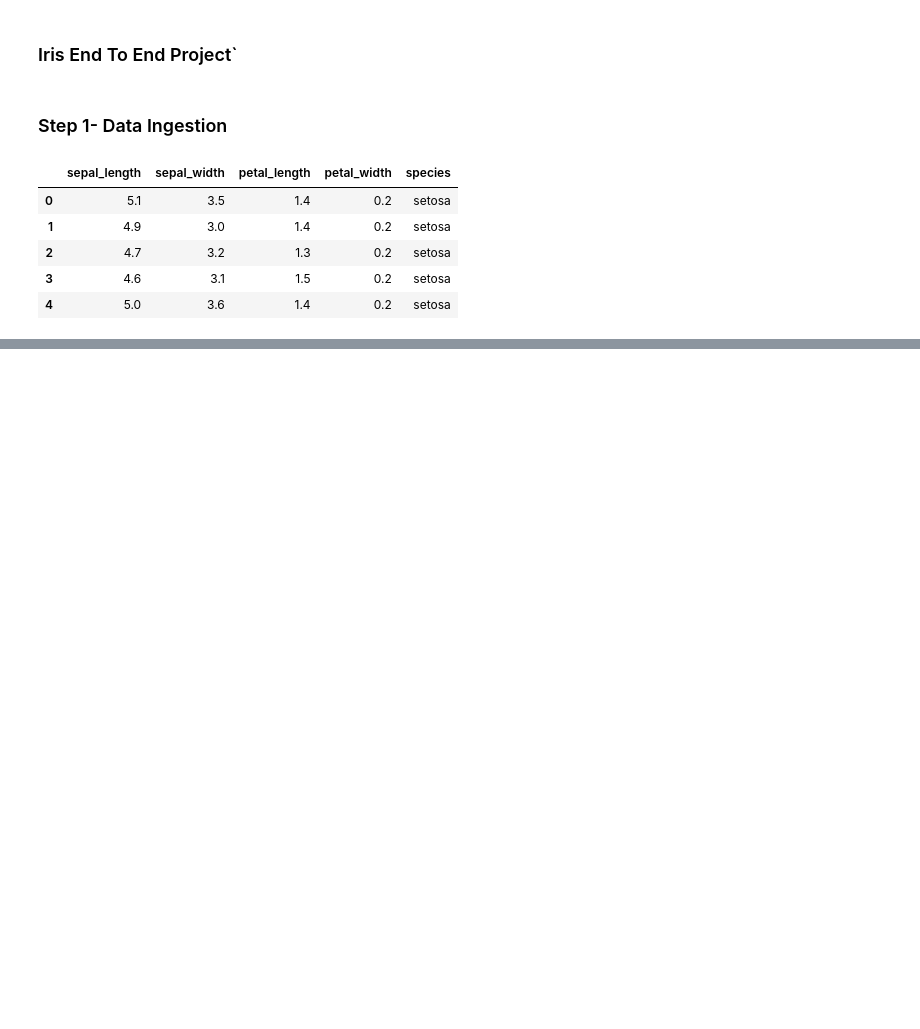
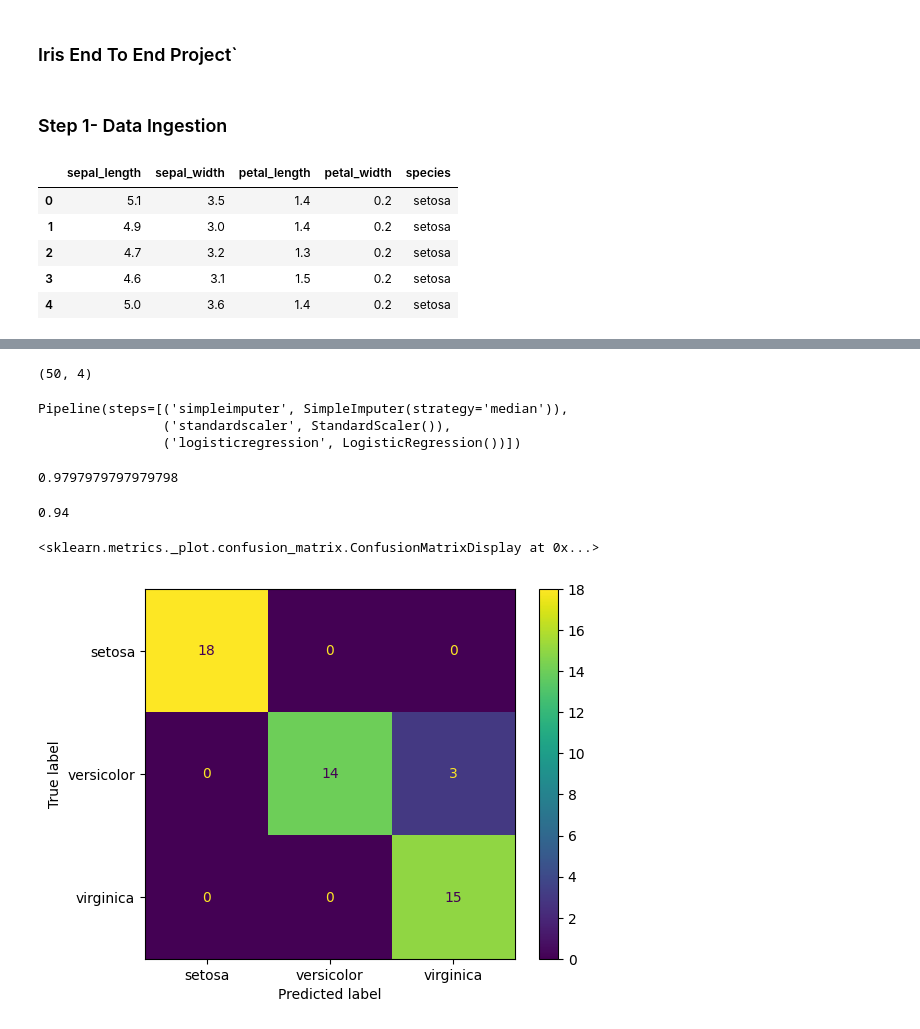
Before and after one commit to riz330/Iris-Project, a Jupyter notebook: notebook/model.ipynb, the cells around one changed output, grey strips where cells are left out. Saved outputs shown, nothing was run; the diff lists cells and outputs as text; code cells hidden in the pictures; blank space fills up the shorter version.

```diff
--- a/notebook/model.ipynb
+++ b/notebook/model.ipynb
@@ -18,0 +118,4 @@ df.head()
+# %%
+xtest.shape
+# %% [output]
+(50, 4)
@@ -18,0 +127,16 @@ df.head()
+# %%
+model=make_pipeline(SimpleImputer(strategy="median"),StandardScaler(),LogisticRegression())
+# %%
+model.fit(xtrain,ytrain)
+# %% [output]
+Pipeline(steps=[('simpleimputer', SimpleImputer(strategy='median')),
+                ('standardscaler', StandardScaler()),
+                ('logisticregression', LogisticRegression())])
+# %%
+model.score(xtrain,ytrain)
+# %% [output]
+0.9797979797979798
+# %%
+model.score(xtest,ytest)
+# %% [output]
+0.94
@@ -18,0 +145,5 @@ df.head()
+# %%
+ConfusionMatrixDisplay.from_estimator(model,xtest,ytest)
+# %% [output]
+<sklearn.metrics._plot.confusion_matrix.ConfusionMatrixDisplay at 0x...>
+[figure, added]
```
Also changed, not shown: parts of 29 cells of this notebook, 2 other files.
